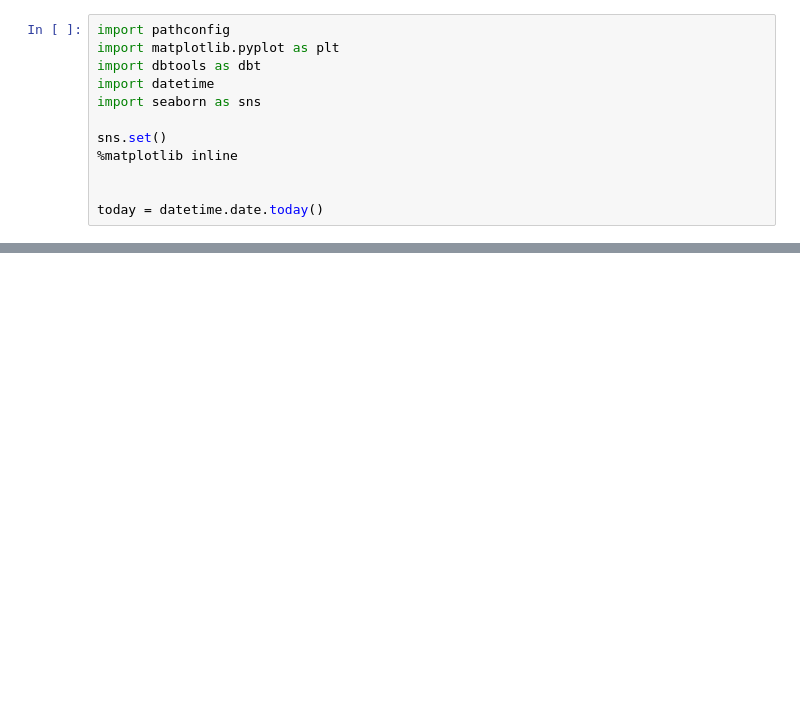
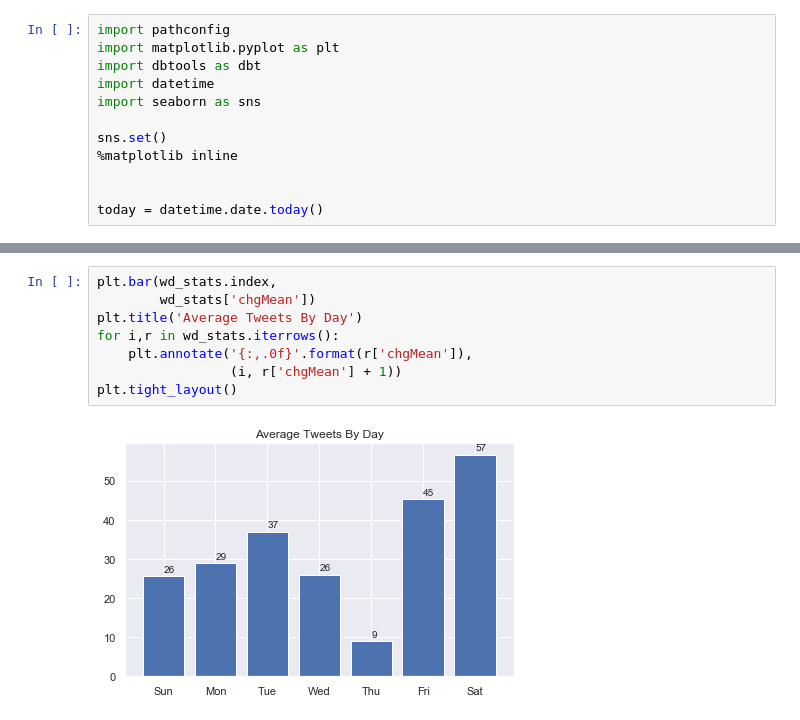
Before and after one commit to mdinunzio/PredictIt, a Jupyter notebook: research/RDT Tweets.ipynb, the cells around one changed output, grey strips where cells are left out. Drawn from its saved outputs; the diff is of its cells as text; blank space fills up the shorter version.

```diff
--- a/research/RDT Tweets.ipynb
+++ b/research/RDT Tweets.ipynb
@@ -120,0 +125,10 @@ wd_stats
+# %%
+plt.bar(wd_stats.index,
+        wd_stats['chgMean'])
+plt.title('Average Tweets By Day')
+for i,r in wd_stats.iterrows():
+    plt.annotate('{:,.0f}'.format(r['chgMean']),
+                 (i, r['chgMean'] + 1))
+plt.tight_layout()
+# %% [output]
+[figure, added]
```
Also changed, not shown: parts of 7 cells of this notebook, 2 other files.
